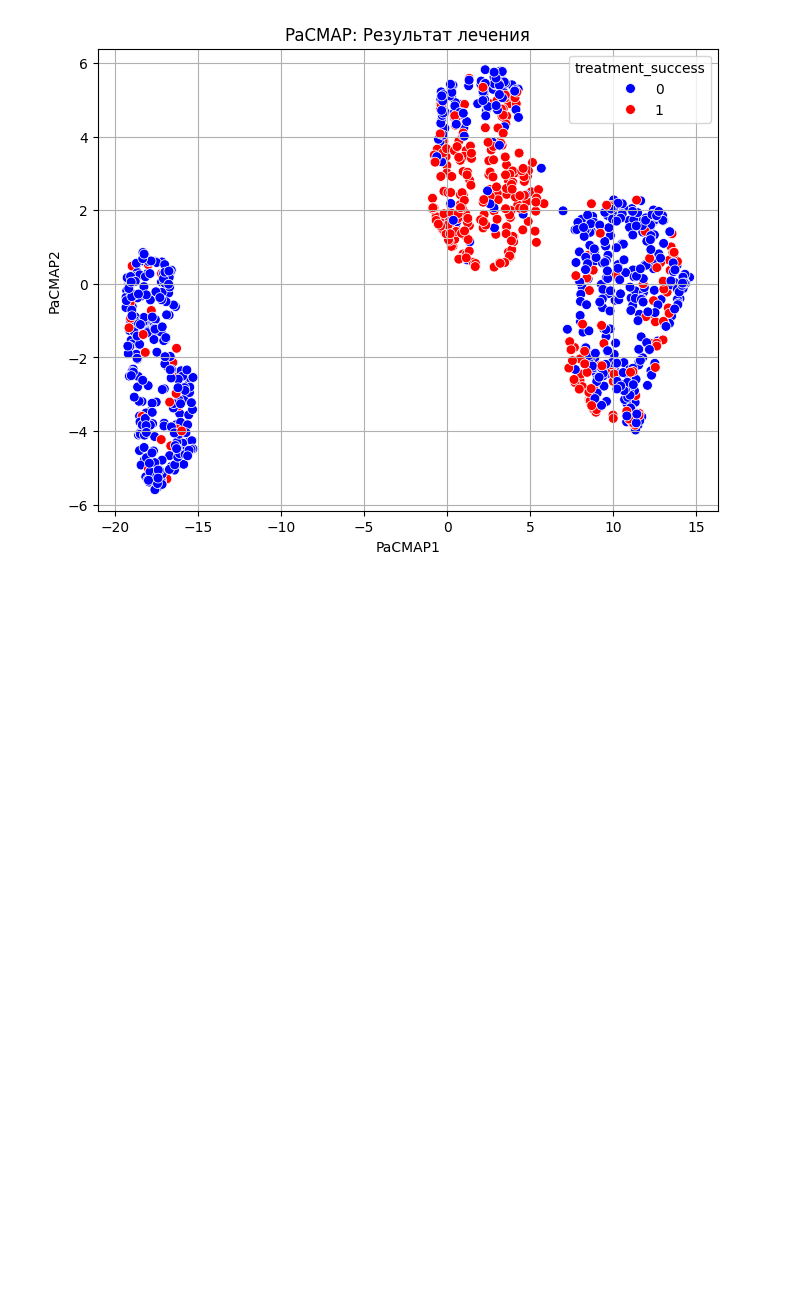
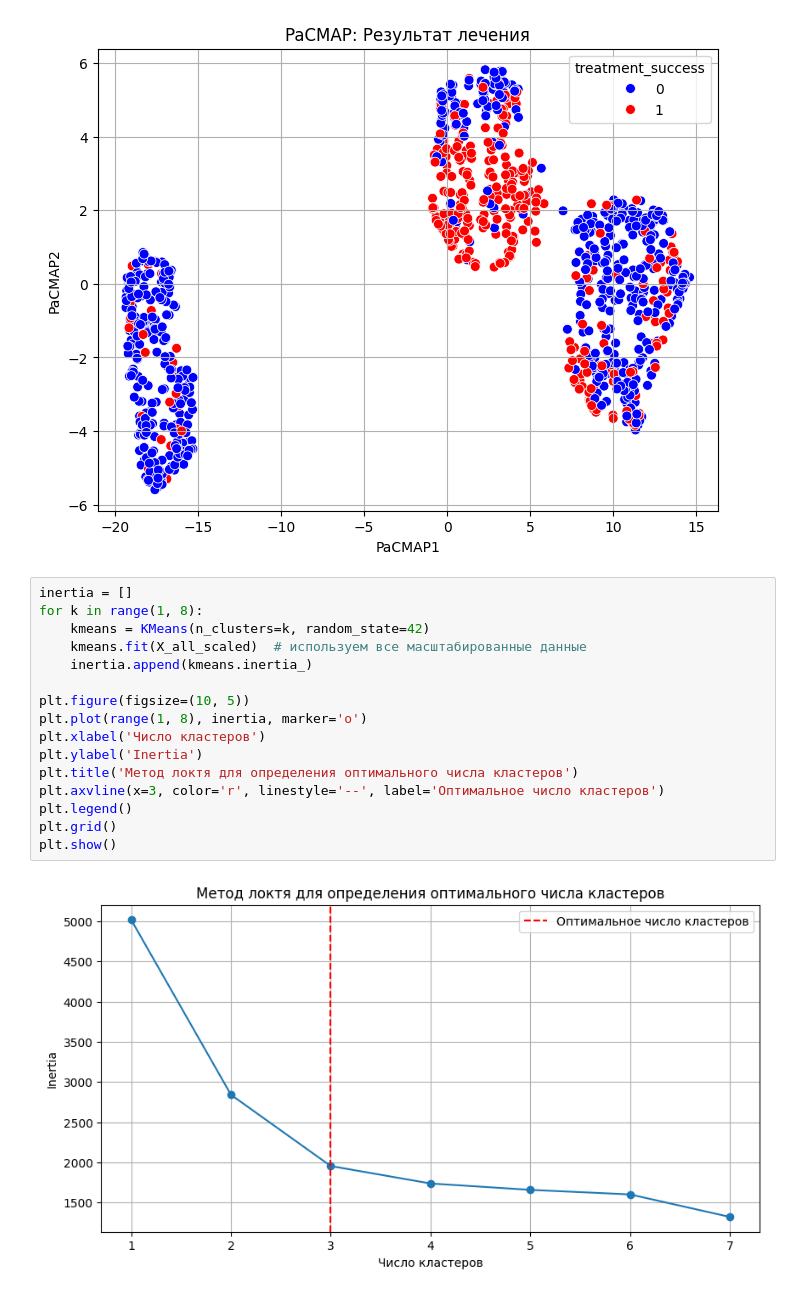
Before and after one commit to SenoritaLiza/depression-treatment-efficiency, a Jupyter notebook: Прогноз_эффективности_КПТ.ipynb, the cells around one changed output. Drawn from its saved outputs; the diff is of its cells as text; blank space fills up the shorter version.

Commit message:
feat: кластеризация KMeans (k=3) и отдельные модели на кластерах
Метод локтя для выбора k, обучение логрег на каждом кластере.

Co-authored-by: Copilot <223556219+Copilot@users.noreply.github.com>

```diff
--- a/Прогноз_эффективности_КПТ.ipynb
+++ b/Прогноз_эффективности_КПТ.ipynb
@@ -162,3 +162,21 @@ plt.show()
 # %% [output]
 WARNING:pacmap.pacmap:Warning: random state is set to 42.
 [figure]
+# %%
+inertia = []
+for k in range(1, 8):
+    kmeans = KMeans(n_clusters=k, random_state=42)
+    kmeans.fit(X_all_scaled)  # используем все масштабированные данные
+    inertia.append(kmeans.inertia_)
+
+plt.figure(figsize=(10, 5))
+plt.plot(range(1, 8), inertia, marker='o')
+plt.xlabel('Число кластеров')
+plt.ylabel('Inertia')
+plt.title('Метод локтя для определения оптимального числа кластеров')
+plt.axvline(x=3, color='r', linestyle='--', label='Оптимальное число кластеров')
+plt.legend()
+plt.grid()
+plt.show()
+# %% [output]
+[figure, added]
```
Also changed, not shown: parts of 3 cells of this notebook.
